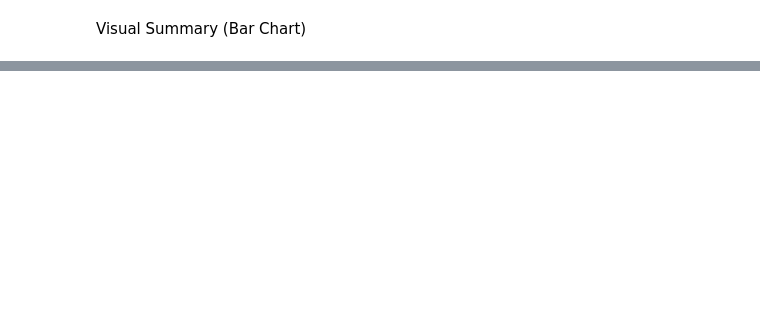
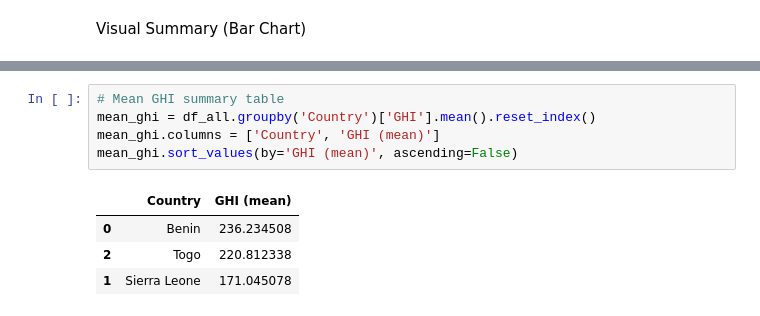
Before and after one commit to BetselotYitagesu/MoonLight-Energy-Solar-Challenge-Week1, a Jupyter notebook: notebooks/compare_countries.ipynb, the cells around one changed output, grey strips where cells are left out. Drawn from its saved outputs; the diff is of its cells as text; blank space fills up the shorter version.

Commit message:
Update: Statistical Testing and Summary Table

```diff
--- a/notebooks/compare_countries.ipynb
+++ b/notebooks/compare_countries.ipynb
@@ -52,0 +70,10 @@ plt.show()
+# %%
+# Mean GHI summary table
+mean_ghi = df_all.groupby('Country')['GHI'].mean().reset_index()
+mean_ghi.columns = ['Country', 'GHI (mean)']
+mean_ghi.sort_values(by='GHI (mean)', ascending=False)
+# %% [output]
+|  | Country | GHI (mean) |
+| 0 | Benin | 236.234508 |
+| 2 | Togo | 220.812338 |
+| 1 | Sierra Leone | 171.045078 |
```
Also changed, not shown: parts of 4 cells of this notebook, 1 other file.
